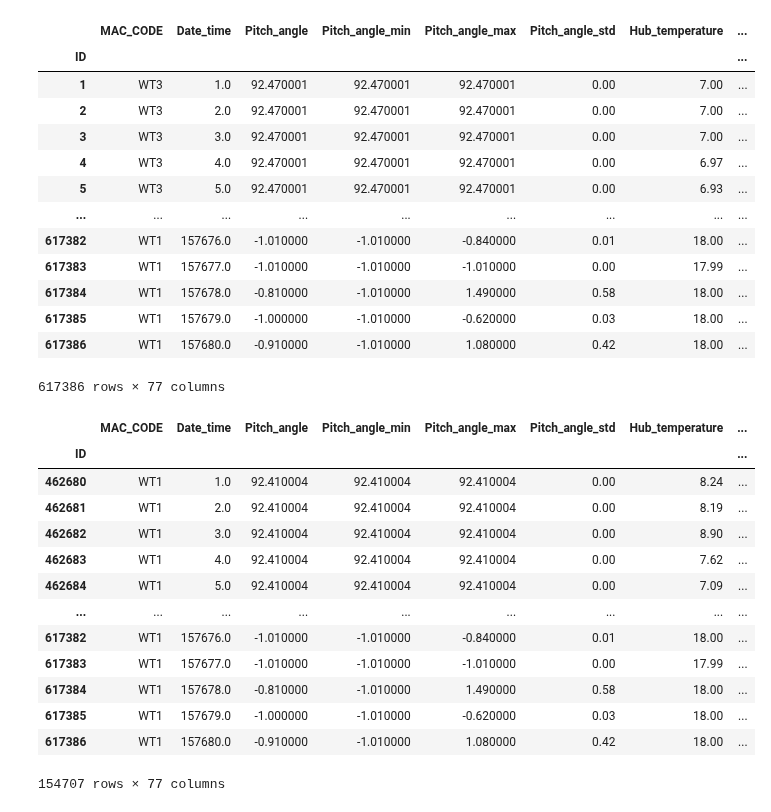
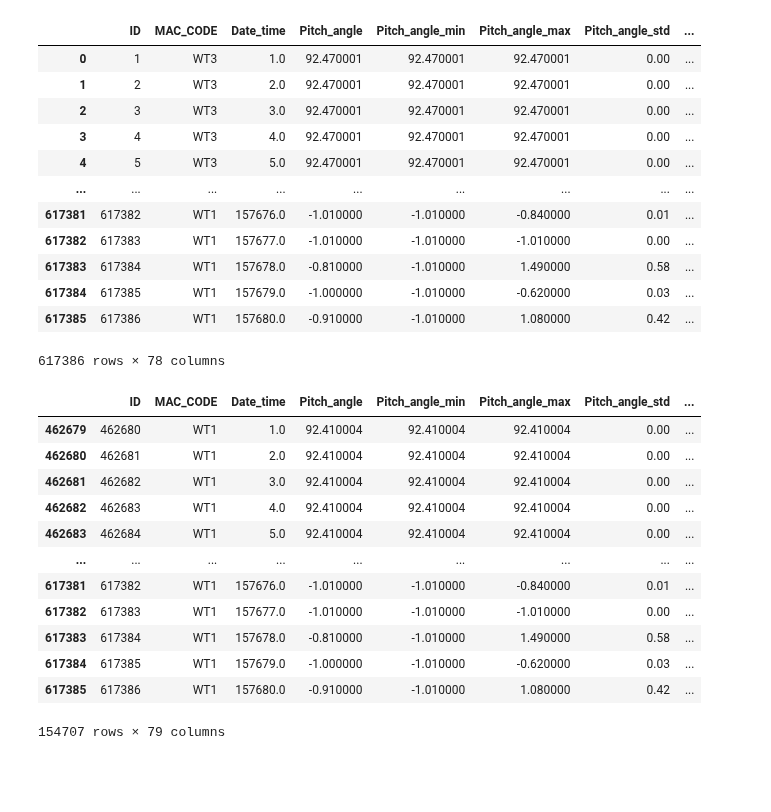
Before and after one commit to mlepennec-ensae/formation_cepe, a Jupyter notebook: DataCamp/td_datacamp.ipynb, the cells around one changed output. Cells and saved outputs as stored; diff of their text form; code cells hidden in the pictures; blank space fills up the shorter version.

```diff
--- a/DataCamp/td_datacamp.ipynb
+++ b/DataCamp/td_datacamp.ipynb
@@ -12,4 +13,9 @@ BUCKET = 'mlepennec-ensae'
 FILE_KEY_S3 = '/engieX.csv'
 FILE_PATH_S3 = BUCKET+FILE_KEY_S3
 with fs.open(FILE_PATH_S3, mode = "rb") as file_in :
-    X_df = pd.read_csv(file_in, index_col=0,sep=';')
+    X_df = pd.read_csv(file_in,delimiter=';')
+# %%
+FILE_KEY_S3 = '/engieY.csv'
+FILE_PATH_S3 = BUCKET+FILE_KEY_S3
+with fs.open(FILE_PATH_S3, mode = "rb") as file_in :
+    y_df = pd.read_csv(file_in,delimiter=';')
@@ -16,35 +40,35 @@ with fs.open(FILE_PATH_S3, mode = "rb") as file_in :
 # %%
 X_df
 # %% [output]
-|  | MAC_CODE | Date_time | Pitch_angle | Pitch_angle_min | Pitch_angle_max | Pitch_angle_std | Hub_temperature | ... |
-| ID |  |  |  |  |  |  |  | ... |
-| 1 | WT3 | 1.0 | 92.470001 | 92.470001 | 92.470001 | 0.00 | 7.00 | ... |
-| 2 | WT3 | 2.0 | 92.470001 | 92.470001 | 92.470001 | 0.00 | 7.00 | ... |
-| 3 | WT3 | 3.0 | 92.470001 | 92.470001 | 92.470001 | 0.00 | 7.00 | ... |
-| 4 | WT3 | 4.0 | 92.470001 | 92.470001 | 92.470001 | 0.00 | 6.97 | ... |
-| 5 | WT3 | 5.0 | 92.470001 | 92.470001 | 92.470001 | 0.00 | 6.93 | ... |
+|  | ID | MAC_CODE | Date_time | Pitch_angle | Pitch_angle_min | Pitch_angle_max | Pitch_angle_std | ... |
+| 0 | 1 | WT3 | 1.0 | 92.470001 | 92.470001 | 92.470001 | 0.00 | ... |
+| 1 | 2 | WT3 | 2.0 | 92.470001 | 92.470001 | 92.470001 | 0.00 | ... |
+| 2 | 3 | WT3 | 3.0 | 92.470001 | 92.470001 | 92.470001 | 0.00 | ... |
+| 3 | 4 | WT3 | 4.0 | 92.470001 | 92.470001 | 92.470001 | 0.00 | ... |
+| 4 | 5 | WT3 | 5.0 | 92.470001 | 92.470001 | 92.470001 | 0.00 | ... |
 | ... | ... | ... | ... | ... | ... | ... | ... | ... |
-| 617382 | WT1 | 157676.0 | -1.010000 | -1.010000 | -0.840000 | 0.01 | 18.00 | ... |
-| 617383 | WT1 | 157677.0 | -1.010000 | -1.010000 | -1.010000 | 0.00 | 17.99 | ... |
-| 617384 | WT1 | 157678.0 | -0.810000 | -1.010000 | 1.490000 | 0.58 | 18.00 | ... |
-| 617385 | WT1 | 157679.0 | -1.000000 | -1.010000 | -0.620000 | 0.03 | 18.00 | ... |
-| 617386 | WT1 | 157680.0 | -0.910000 | -1.010000 | 1.080000 | 0.42 | 18.00 | ... |
+| 617381 | 617382 | WT1 | 157676.0 | -1.010000 | -1.010000 | -0.840000 | 0.01 | ... |
+| 617382 | 617383 | WT1 | 157677.0 | -1.010000 | -1.010000 | -1.010000 | 0.00 | ... |
+| 617383 | 617384 | WT1 | 157678.0 | -0.810000 | -1.010000 | 1.490000 | 0.58 | ... |
+| 617384 | 617385 | WT1 | 157679.0 | -1.000000 | -1.010000 | -0.620000 | 0.03 | ... |
+| 617385 | 617386 | WT1 | 157680.0 | -0.910000 | -1.010000 | 1.080000 | 0.42 | ... |
-617386 rows × 77 columns
+617386 rows × 78 columns
+# %%
+df = X_df.merge(y_df, left_on='ID', right_on='ID')
 # %%
-X_WT1_df = X_df[X_df.MAC_CODE == 'WT1']
-X_WT1_df
+WT1_df = df[df.MAC_CODE == 'WT1']
+WT1_df
 # %% [output]
-|  | MAC_CODE | Date_time | Pitch_angle | Pitch_angle_min | Pitch_angle_max | Pitch_angle_std | Hub_temperature | ... |
-| ID |  |  |  |  |  |  |  | ... |
-| 462680 | WT1 | 1.0 | 92.410004 | 92.410004 | 92.410004 | 0.00 | 8.24 | ... |
-| 462681 | WT1 | 2.0 | 92.410004 | 92.410004 | 92.410004 | 0.00 | 8.19 | ... |
-| 462682 | WT1 | 3.0 | 92.410004 | 92.410004 | 92.410004 | 0.00 | 8.90 | ... |
-| 462683 | WT1 | 4.0 | 92.410004 | 92.410004 | 92.410004 | 0.00 | 7.62 | ... |
-| 462684 | WT1 | 5.0 | 92.410004 | 92.410004 | 92.410004 | 0.00 | 7.09 | ... |
+|  | ID | MAC_CODE | Date_time | Pitch_angle | Pitch_angle_min | Pitch_angle_max | Pitch_angle_std | ... |
+| 462679 | 462680 | WT1 | 1.0 | 92.410004 | 92.410004 | 92.410004 | 0.00 | ... |
+| 462680 | 462681 | WT1 | 2.0 | 92.410004 | 92.410004 | 92.410004 | 0.00 | ... |
+| 462681 | 462682 | WT1 | 3.0 | 92.410004 | 92.410004 | 92.410004 | 0.00 | ... |
+| 462682 | 462683 | WT1 | 4.0 | 92.410004 | 92.410004 | 92.410004 | 0.00 | ... |
+| 462683 | 462684 | WT1 | 5.0 | 92.410004 | 92.410004 | 92.410004 | 0.00 | ... |
 | ... | ... | ... | ... | ... | ... | ... | ... | ... |
-| 617382 | WT1 | 157676.0 | -1.010000 | -1.010000 | -0.840000 | 0.01 | 18.00 | ... |
-| 617383 | WT1 | 157677.0 | -1.010000 | -1.010000 | -1.010000 | 0.00 | 17.99 | ... |
-| 617384 | WT1 | 157678.0 | -0.810000 | -1.010000 | 1.490000 | 0.58 | 18.00 | ... |
-| 617385 | WT1 | 157679.0 | -1.000000 | -1.010000 | -0.620000 | 0.03 | 18.00 | ... |
-| 617386 | WT1 | 157680.0 | -0.910000 | -1.010000 | 1.080000 | 0.42 | 18.00 | ... |
+| 617381 | 617382 | WT1 | 157676.0 | -1.010000 | -1.010000 | -0.840000 | 0.01 | ... |
+| 617382 | 617383 | WT1 | 157677.0 | -1.010000 | -1.010000 | -1.010000 | 0.00 | ... |
+| 617383 | 617384 | WT1 | 157678.0 | -0.810000 | -1.010000 | 1.490000 | 0.58 | ... |
+| 617384 | 617385 | WT1 | 157679.0 | -1.000000 | -1.010000 | -0.620000 | 0.03 | ... |
+| 617385 | 617386 | WT1 | 157680.0 | -0.910000 | -1.010000 | 1.080000 | 0.42 | ... |
-154707 rows × 77 columns
+154707 rows × 79 columns
```
Also changed, not shown: parts of 18 cells of this notebook, 1 other file.
